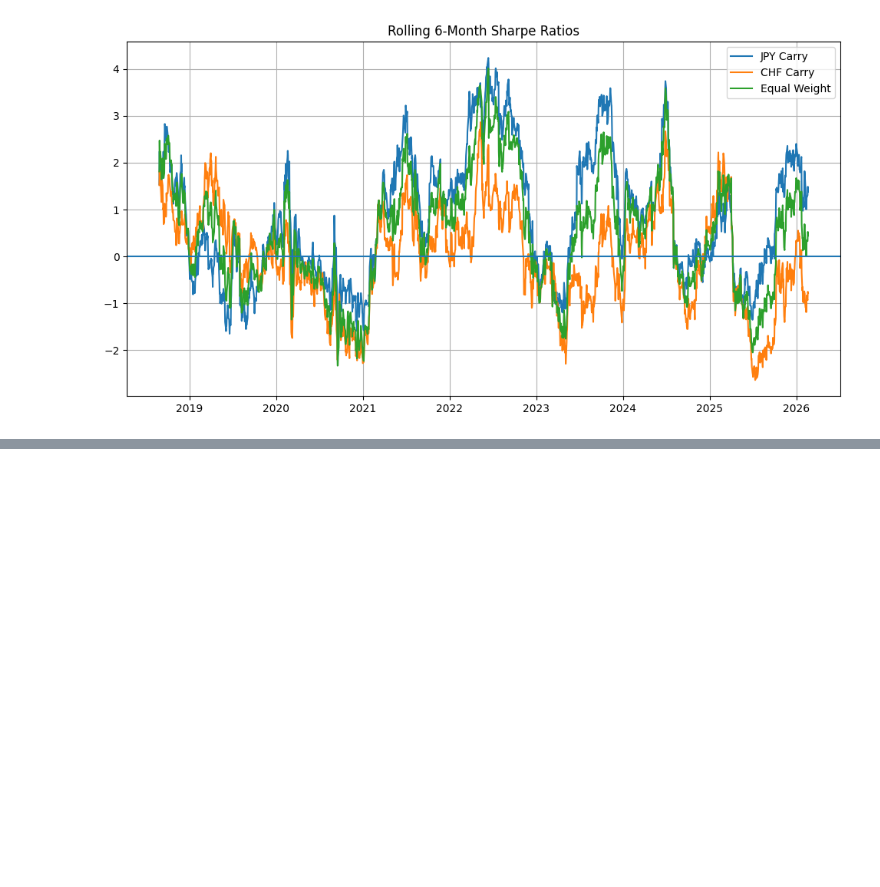
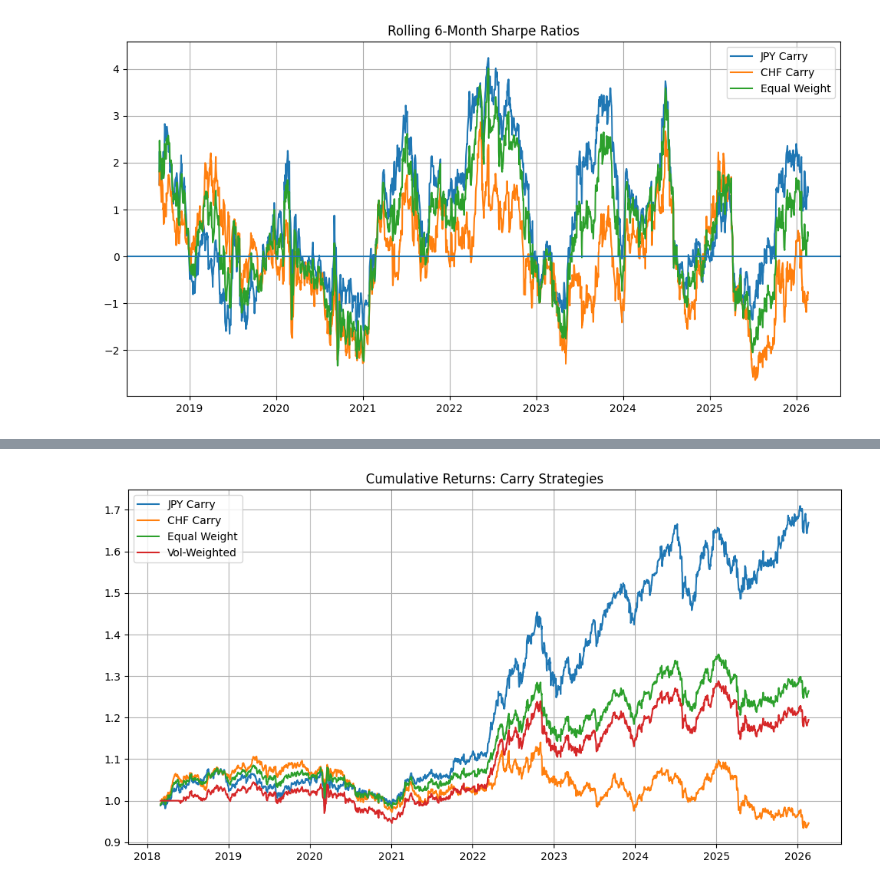
Before and after one commit to UncurledGuide/Carry_Trade_and_Forex_Exploration, a Jupyter notebook: portfolio_construction.ipynb, the cells around one changed output, grey strips where cells are left out. Cells and saved outputs as stored; diff of their text form; code cells hidden in the pictures; blank space fills up the shorter version.

```diff
--- a/portfolio_construction.ipynb
+++ b/portfolio_construction.ipynb
@@ -221,0 +224,20 @@ plt.show()
+# %%
+lookback = 60
+eps = 1e-8
+
+df = pd.concat([ret_jpy.rename("JPY"), ret_chf_carry.rename("CHF")], axis=1).dropna()
+
+vol = df.rolling(lookback, min_periods=lookback).std()
+
+inv_vol = 1 / (vol + eps)
+weights = inv_vol.div(inv_vol.sum(axis=1), axis=0).shift(1)
+
+ret_vol_weighted = (weights * df).sum(axis=1).dropna()
+
+def sharpe_ratio(daily_returns):
+    return (daily_returns.mean() / daily_returns.std()) * np.sqrt(252)
+
+print("JPY Sharpe:", round(sharpe_ratio(ret_jpy),2))
+print("CHF Sharpe:", round(sharpe_ratio(ret_chf_carry),2))
+print("Equal Weight Sharpe:", round(sharpe_ratio(ret_equal_weight),2))
+print("Vol-Weighted Sharpe:", round(sharpe_ratio(ret_vol_weighted),2))
@@ -221,0 +255,61 @@ plt.show()
+# %%
+def cumulative(series):
+    return (1 + series).cumprod()
+
+plt.figure(figsize=(12,6))
+
+plt.plot(cumulative(ret_jpy), label="JPY Carry")
+plt.plot(cumulative(ret_chf_carry), label="CHF Carry")
+plt.plot(cumulative(ret_equal_weight), label="Equal Weight")
+plt.plot(cumulative(ret_vol_weighted), label="Vol-Weighted")
+
+plt.title("Cumulative Returns: Carry Strategies")
+plt.legend()
+plt.grid(True)
+plt.show()
+
+def rolling_return(daily_returns, window):
+    return (1 + daily_returns).rolling(window).apply(np.prod, raw=True) - 1
+
+W_6M = 126
+
+jpy_6m = rolling_return(ret_jpy, W_6M)
+chf_6m = rolling_return(ret_chf_carry, W_6M)
+ew_6m  = rolling_return(ret_equal_weight, W_6M)
+vw_6m  = rolling_return(ret_vol_weighted, W_6M)
+
+plt.figure(figsize=(12,6))
+
+plt.plot(jpy_6m, label="JPY")
+plt.plot(chf_6m, label="CHF")
+plt.plot(ew_6m, label="Equal Weight")
+plt.plot(vw_6m, label="Vol-Weighted")
+
+plt.axhline(0)
+plt.title("Rolling 6-Month Returns")
+plt.legend()
+plt.grid(True)
+plt.show()
+
+
+W_1Y = 252
+
+jpy_1y = rolling_return(ret_jpy, W_1Y)
+chf_1y = rolling_return(ret_chf_carry, W_1Y)
+ew_1y  = rolling_return(ret_equal_weight, W_1Y)
+vw_1y  = rolling_return(ret_vol_weighted, W_1Y)
+
+plt.figure(figsize=(12,6))
+
+plt.plot(jpy_1y, label="JPY")
+plt.plot(chf_1y, label="CHF")
+plt.plot(ew_1y, label="Equal Weight")
+plt.plot(vw_1y, label="Vol-Weighted")
+
+plt.axhline(0)
+plt.title("Rolling 1-Year Returns")
+plt.legend()
+plt.grid(True)
+plt.show()
+# %% [output]
+[figure, added]
```
Also changed, not shown: parts of 4 cells of this notebook.
